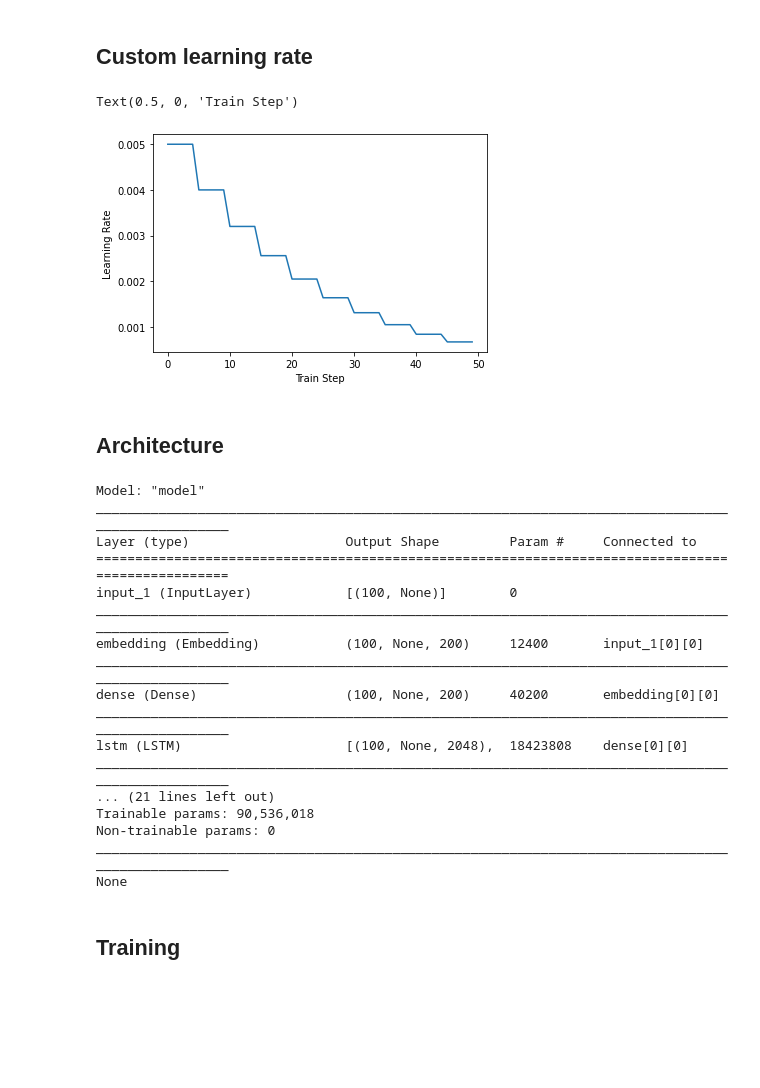
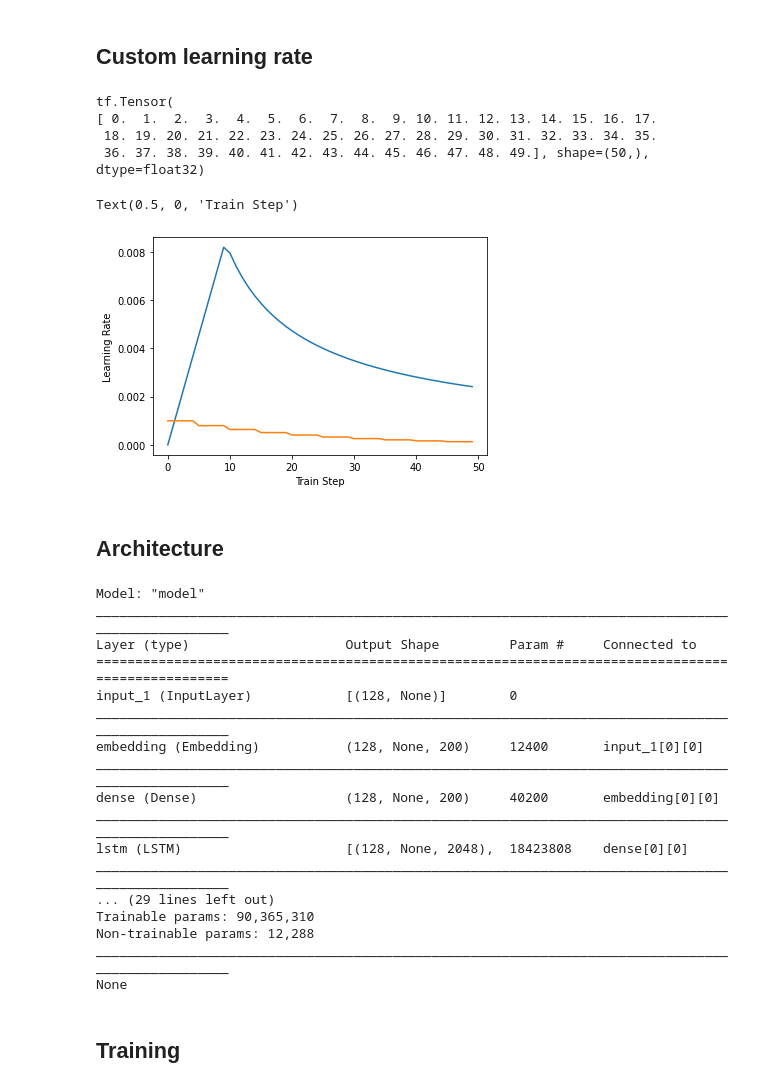
Before and after one commit to pavva94/DeepComedy, a Jupyter notebook: SequentialModel/DeepComedy.ipynb, the cells around one changed output. Saved outputs shown, nothing was run; the diff lists cells and outputs as text; code cells hidden in the pictures; blank space fills up the shorter version.

```diff
--- a/SequentialModel/DeepComedy.ipynb
+++ b/SequentialModel/DeepComedy.ipynb
@@ -443,35 +443,39 @@ class CustomSchedule(tf.keras.optimizers.schedules.LearningRateSchedule):
     super(CustomSchedule, self).__init__()
 
     self.d_model = d_model
     self.d_model = tf.cast(self.d_model, tf.float32)
 
     self.warmup_steps = warmup_steps
 
   def __call__(self, step):
     arg1 = tf.math.rsqrt(step ** 1.5)
     arg2 = step * ((self.warmup_steps+10) ** -1.3)
     lr = tf.math.rsqrt(self.d_model) * tf.math.minimum(arg1, arg2)
 
     print(step)
 
     return lr
 
 d_model = 500
 learning_rate_custom_1 = CustomSchedule(d_model)
-plt.plot(learning_rate(tf.range(50, dtype=tf.float32)))
+plt.plot(learning_rate_custom_1(tf.range(50, dtype=tf.float32)))
 plt.ylabel("Learning Rate")
 plt.xlabel("Train Step")
 
 
 learning_rate_custom_2 = tf.optimizers.schedules.ExponentialDecay(
     initial_learning_rate=0.001,
     decay_steps=5,
     decay_rate=0.80,
     staircase=True)
-plt.plot(learning_rate(tf.range(50, dtype=tf.float32)))
+plt.plot(learning_rate_custom_2(tf.range(50, dtype=tf.float32)))
 plt.ylabel("Learning Rate")
 plt.xlabel("Train Step")
 # %% [output]
-Text(0.5, 0, 'Train Step')
+tf.Tensor(
+[ 0.  1.  2.  3.  4.  5.  6.  7.  8.  9. 10. 11. 12. 13. 14. 15. 16. 17.
+ 18. 19. 20. 21. 22. 23. 24. 25. 26. 27. 28. 29. 30. 31. 32. 33. 34. 35.
+ 36. 37. 38. 39. 40. 41. 42. 43. 44. 45. 46. 47. 48. 49.], shape=(50,), dtype=float32)
+Text(0.5, 0, 'Train Step')
-[figure, old version]
+[figure, new version]
 # %%
@@ -492,49 +496,55 @@ embedded = Embedding(vocab_size, embedding_size,
 embedded = Dense(embedding_size, relu)(embedded)
 
 # First LSTM
-encoder_output, hidden_state, cell_state = LSTM(units=lstm_unit_1,
-                                                         return_sequences=True,
-                                                         return_state=True)(embedded)
+encoder_output, hidden_state, cell_state = LSTM(units=lstm_unit_1,return_sequences=True,return_state=True)(embedded)
+encoder_output = BatchNormalization()(encoder_output)
+
 # Dropout
-encoder_output = Dropout(0.3)(encoder_output)
+encoder_output = Dropout(0.5)(encoder_output)
 # Dense layer
 encoder_output = Dense(embedding_size, activation='relu')(encoder_output)
+
+# Dropout
+encoder_output = Dropout(0.5)(encoder_output)
 
 # Concat of first LSTM hidden state
 initial_state_double = [tf.concat([hidden_state, hidden_state], 1), tf.concat([hidden_state, hidden_state], 1)]
 
 # Second LSTM
-encoder_output, hidden_state, cell_state = LSTM(units=lstm_unit_2,
-                                                         return_sequences=True,
-                                                         return_state=True)(encoder_output, initial_state=initial_state_double)
+encoder_output, hidden_state, cell_state = LSTM(units=lstm_unit_2,return_sequences=True, return_state=True)(encoder_output, initial_state=initial_state_double)
+encoder_output = BatchNormalization()(encoder_output)
+
 # Dropout
-encoder_output = Dropout(0.3)(encoder_output)
+encoder_output = Dropout(0.5)(encoder_output)
 # Dense layer
 encoder_output = Dense(hidden_size, activation='relu')(encoder_output)
+
+# Dropout
+encoder_output = Dropout(0.5)(encoder_output)
 
 # Prediction Layer
 Y = Dense(units=vocab_size)(encoder_output)
 
 # Compile model
 model = Model(inputs=X, outputs=Y)
-model.compile(loss=tf.keras.losses.SparseCategoricalCrossentropy(from_logits = True), optimizer='adam', metrics=[perplexity, sparse_categorical_crossentropy])
+model.compile(loss=tf.keras.losses.SparseCategoricalCrossentropy(from_logits = True), optimizer=optimizer, metrics=[perplexity, sparse_categorical_crossentropy])
 print(model.summary())
 # %% [output]
 Model: "model"
 __________________________________________________________________________________________________
 Layer (type)                    Output Shape         Param #     Connected to
 ==================================================================================================
-input_1 (InputLayer)            [(100, None)]        0
+input_1 (InputLayer)            [(128, None)]        0
 __________________________________________________________________________________________________
-embedding (Embedding)           (100, None, 200)     12400       input_1[0][0]
+embedding (Embedding)           (128, None, 200)     12400       input_1[0][0]
 __________________________________________________________________________________________________
-dense (Dense)                   (100, None, 200)     40200       embedding[0][0]
+dense (Dense)                   (128, None, 200)     40200       embedding[0][0]
 __________________________________________________________________________________________________
-lstm (LSTM)                     [(100, None, 2048),  18423808    dense[0][0]
+lstm (LSTM)                     [(128, None, 2048),  18423808    dense[0][0]
 __________________________________________________________________________________________________
-... (21 lines left out)
-Trainable params: 90,536,018
-Non-trainable params: 0
+... (29 lines left out)
+Trainable params: 90,365,310
+Non-trainable params: 12,288
 __________________________________________________________________________________________________
 None
 # %% [markdown]
```
Also changed, not shown: parts of 30 cells of this notebook.
